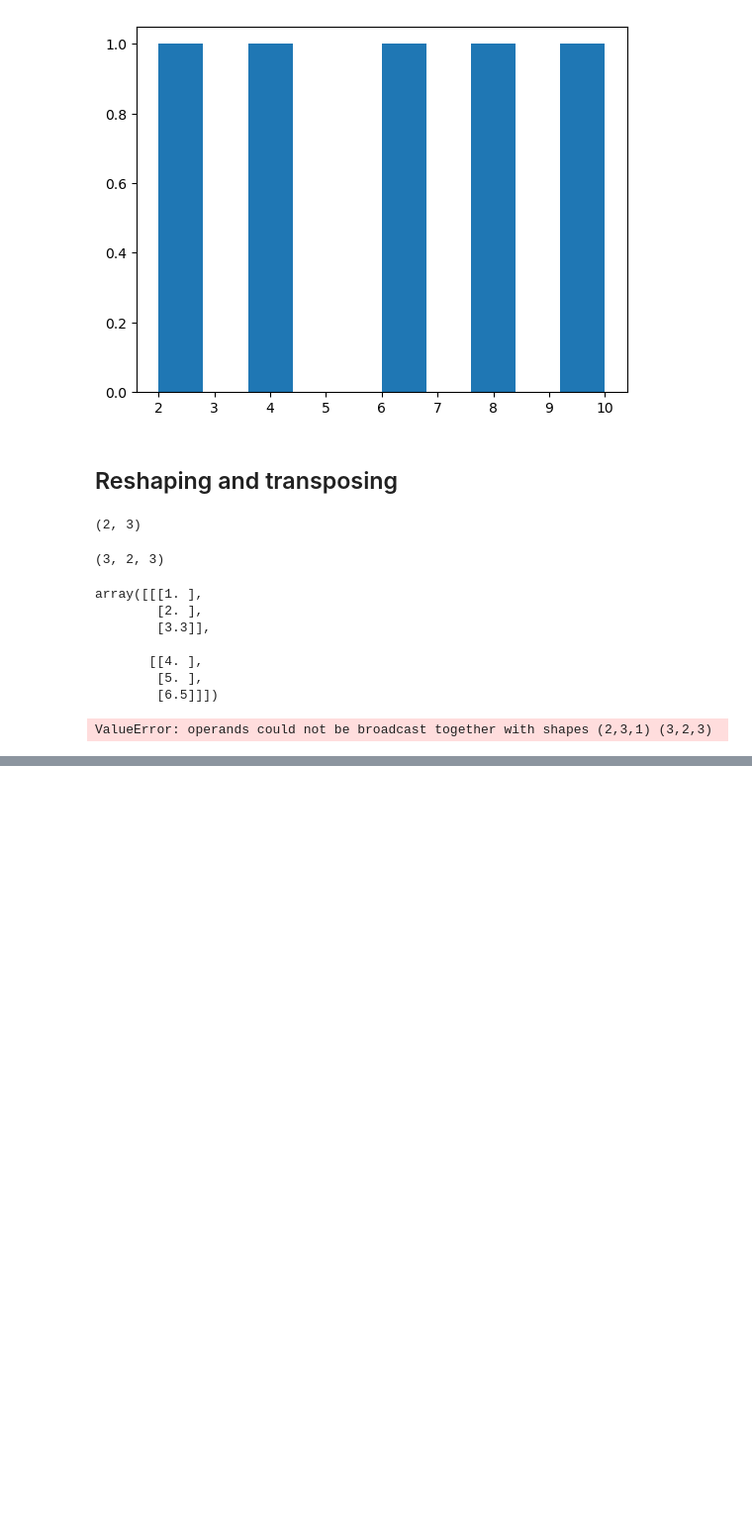
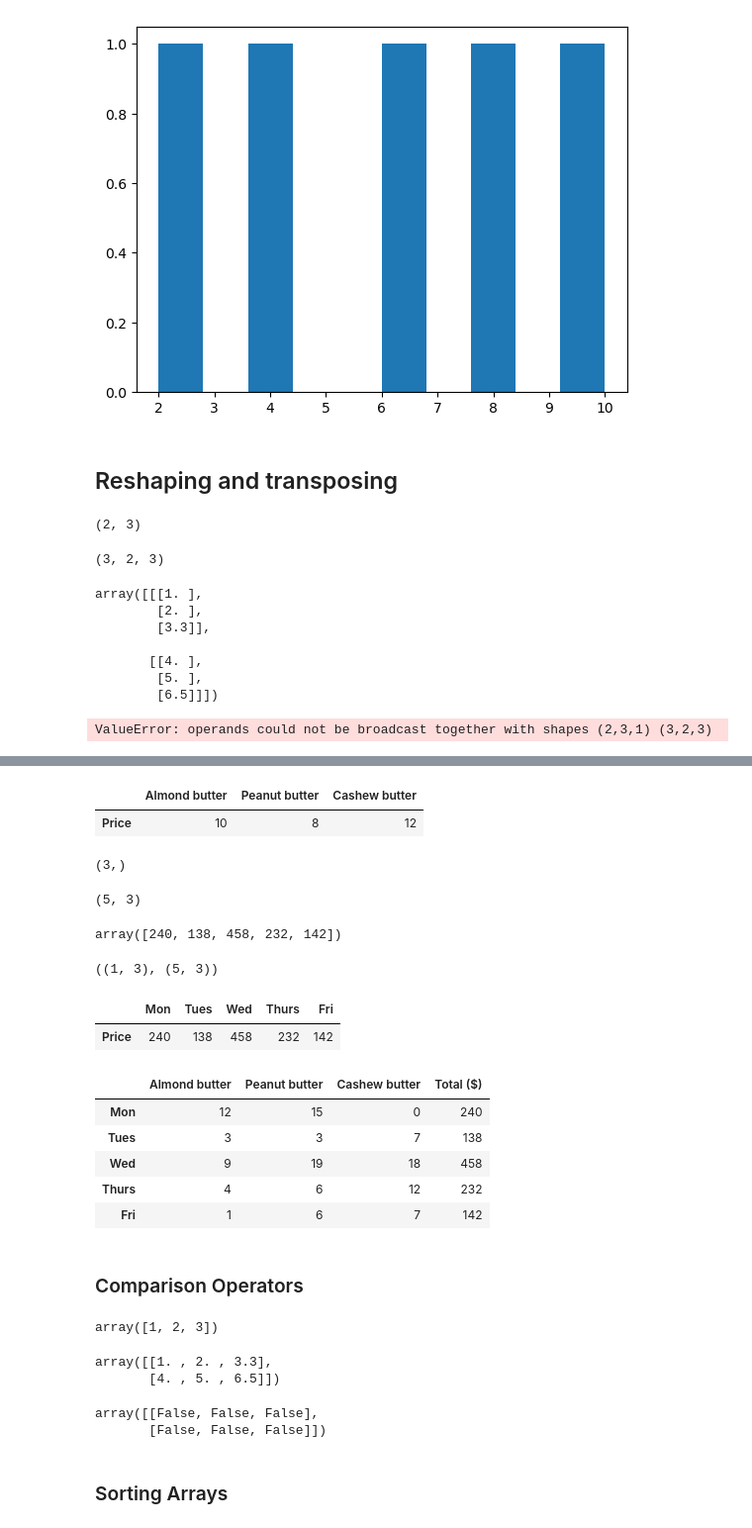
Before and after one commit to AliNisarAhmed/ml-ds-course, a Jupyter notebook: sample-project/Introduction to Numpy.ipynb, the cells around one changed output, grey strips where cells are left out. Shown: that part at 99% size. Cells and saved outputs as stored; diff of their text form; code cells hidden in the pictures; blank space fills up the shorter version.

```diff
--- a/sample-project/Introduction to Numpy.ipynb
+++ b/sample-project/Introduction to Numpy.ipynb
@@ -459,0 +539,68 @@ ValueError: operands could not be broadcast together with shapes (2,3,1) (3,2,3)
+# %%
+# Create prices array
+prices = np.array([10, 8, 12])
+# %%
+# Create butter prices DataFrame
+butter_prices = pd.DataFrame(prices.reshape(1,3),
+                            index=["Price"],
+                            columns=["Almond butter", "Peanut butter", "Cashew butter"])
+butter_prices
+# %% [output]
+|  | Almond butter | Peanut butter | Cashew butter |
+| Price | 10 | 8 | 12 |
+# %%
+prices.shape
+# %% [output]
+(3,)
+# %%
+sales_amount.shape
+# %% [output]
+(5, 3)
+# %%
+# Shapes are not aligned we need to Transpose
+total_sales = prices.dot(sales_amount.T)
+
+total_sales
+# %% [output]
+array([240, 138, 458, 232, 142])
+# %%
+# Create daily sales
+butter_prices.shape, weekly_sales.shape
+# %% [output]
+((1, 3), (5, 3))
+# %%
+daily_sales = butter_prices.dot(weekly_sales.T)
+# %%
+daily_sales
+# %% [output]
+|  | Mon | Tues | Wed | Thurs | Fri |
+| Price | 240 | 138 | 458 | 232 | 142 |
+# %%
+weekly_sales["Total ($)"] = daily_sales.T
+# %%
+weekly_sales
+# %% [output]
+|  | Almond butter | Peanut butter | Cashew butter | Total ($) |
+| Mon | 12 | 15 | 0 | 240 |
+| Tues | 3 | 3 | 7 | 138 |
+| Wed | 9 | 19 | 18 | 458 |
+| Thurs | 4 | 6 | 12 | 232 |
+| Fri | 1 | 6 | 7 | 142 |
+# %% [markdown]
+### Comparison Operators
+# %%
+a1
+# %% [output]
+array([1, 2, 3])
+# %%
+a2
+# %% [output]
+array([[1. , 2. , 3.3],
+       [4. , 5. , 6.5]])
+# %%
+a1 > a2
+# %% [output]
+array([[False, False, False],
+       [False, False, False]])
+# %% [markdown]
+### Sorting Arrays
```
Also changed, not shown: parts of 33 cells of this notebook, 5 other files.
